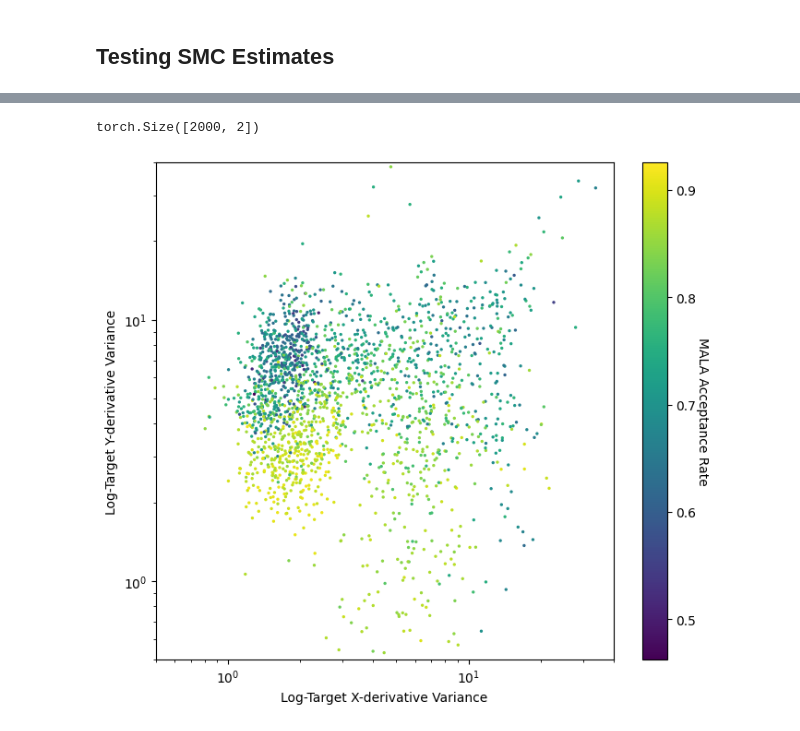
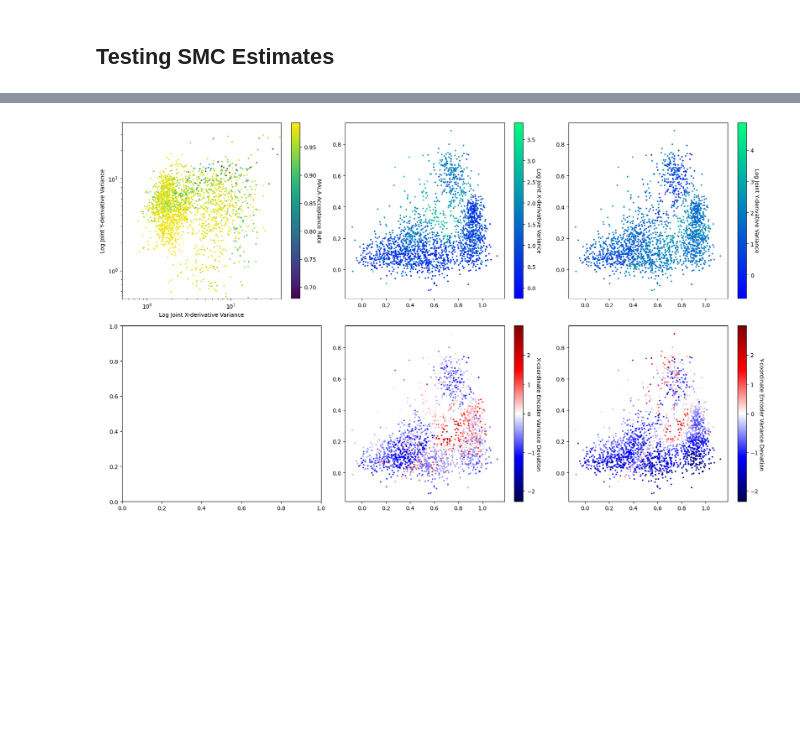
Before and after one commit to xapq/approximate-metropolis-hastings, a Jupyter notebook: notebooks/LikelihoodEstimatorsComparison.ipynb, the cells around one changed output, grey strips where cells are left out. Cells and saved outputs as stored; diff of their text form; code cells hidden in the pictures; blank space fills up the shorter version.

```diff
--- a/notebooks/LikelihoodEstimatorsComparison.ipynb
+++ b/notebooks/LikelihoodEstimatorsComparison.ipynb
@@ -416,37 +511,65 @@ Average A/R: 0.771
 # %%
 def posterior_condition_number():
     n_samples = 2000
     n_particles = 64
     n_steps = 10
-    time_step = 0.05
+    time_step = 0.06
     est = lambda x: vae.ais_log_marginal_estimate(
         x, n_steps=n_steps, n_particles=n_particles, time_step=time_step,
-        batch_particles=64, kernel_type='mala', resample=False
+        batch_particles=64, kernel_type='mala', resample=False,
+        precondition=True
     )
     est_name = f'{n_steps}-steps {n_particles}-sample SMC MALA'
 
     vae_samples = vae.sample((n_samples,))
-    q_samples = vae.encoder_distribution(vae_samples).sample((n_particles,)).requires_grad_(True)
-    unnormalized_posteriors = vae.unnormalized_posterior(vae_samples)
-    posterior_probs = unnormalized_posteriors.log_prob(q_samples)
-    posterior_grads = torch.autograd.grad(posterior_probs.sum(), q_samples)[0]
+    _, log_encoder_variance = vae.encoding_parameters(vae_samples)
+    encoder_samples = vae.encoder_distribution(vae_samples).sample((n_particles,)).requires_grad_(True)
+    unnormalized_posteriors = vae.posterior(vae_samples)
+    posterior_probs = unnormalized_posteriors.log_prob(encoder_samples)
+    posterior_grads = torch.autograd.grad(posterior_probs.sum(), encoder_samples)[0]
     scales = posterior_grads.std(dim=0)
-    print(scales.shape)
 
     log_likelihoods, variances, acc_rates = est(vae_samples,)
 
-    fig, ax = plt.subplots(figsize=(8, 7))
-    ax.set_xlabel('Log-Target X-derivative Variance')
-    ax.set_ylabel('Log-Target Y-derivative Variance')
+    fig, axs = plt.subplots(figsize=(17, 10), ncols=3, nrows=2)
+    axs = axs.flatten()
+
+    ax = axs[0]
+    ax.set_xlabel('Log Joint X-derivative Variance')
+    ax.set_ylabel('Log Joint Y-derivative Variance')
     ax.set_xscale('log')
     ax.set_yscale('log')
-    ax.set_xlim(0.5, 4e1)
-    ax.set_ylim(0.5, 4e1)
-    sc = ax.scatter(*pl(scales), s=2, c=to_numpy(acc_rates))
+    xylim = (0.5, 40)
+    ax.set_xlim(xylim)
+    ax.set_ylim(xylim)
+    sc = ax.scatter(*pl(scales), s=3, c=to_numpy(acc_rates))
     cbar = plt.colorbar(sc)
     cbar.ax.set_ylabel('MALA Acceptance Rate', rotation=-90, labelpad=10.)
 
+    ax = axs[1]
+    sc1 = ax.scatter(*pl(vae_samples), s=3, c=to_numpy(scales[:, 0].log()), cmap='winter')
+    cbar = plt.colorbar(sc1)
+    cbar.ax.set_ylabel('Log Joint X-derivative Variance', rotation=-90, labelpad=10.)
+
+    ax = axs[2]
+    sc2 = ax.scatter(*pl(vae_samples), s=3, c=to_numpy(scales[:, 1].log()), cmap='winter')
+    cbar = plt.colorbar(sc2)
+    cbar.ax.set_ylabel('Log Joint Y-derivative Variance', rotation=-90, labelpad=10.)
+
+    ax = axs[4]
+    sc3 = ax.scatter(*pl(vae_samples), s=3, c=to_numpy(scales[:, 0].log() + log_encoder_variance[:, 0]), cmap='seismic', norm=mpl.colors.TwoSlopeNorm(0))
+    cbar = plt.colorbar(sc3)
+    cbar.ax.set_ylabel('X-coordinate Encoder Variance Deviation', rotation=-90, labelpad=10.)
+
+    ax = axs[5]
+    sc4 = ax.scatter(*pl(vae_samples), s=3, c=to_numpy(scales[:, 1].log() + log_encoder_variance[:, 1]), cmap='seismic', norm=mpl.colors.TwoSlopeNorm(0))
+    cbar = plt.colorbar(sc4)
+    cbar.ax.set_ylabel('Y-coordinate Encoder Variance Deviation', rotation=-90, labelpad=10.)
+
+    # unify_clim(sc1, sc2)
+    unify_clim(sc3, sc4)
+    plt.tight_layout()
+
 posterior_condition_number()
 # %% [output]
-torch.Size([2000, 2])
-[figure, old version]
+[figure, new version]
```
Also changed, not shown: parts of 10 cells of this notebook, 6 other files.
